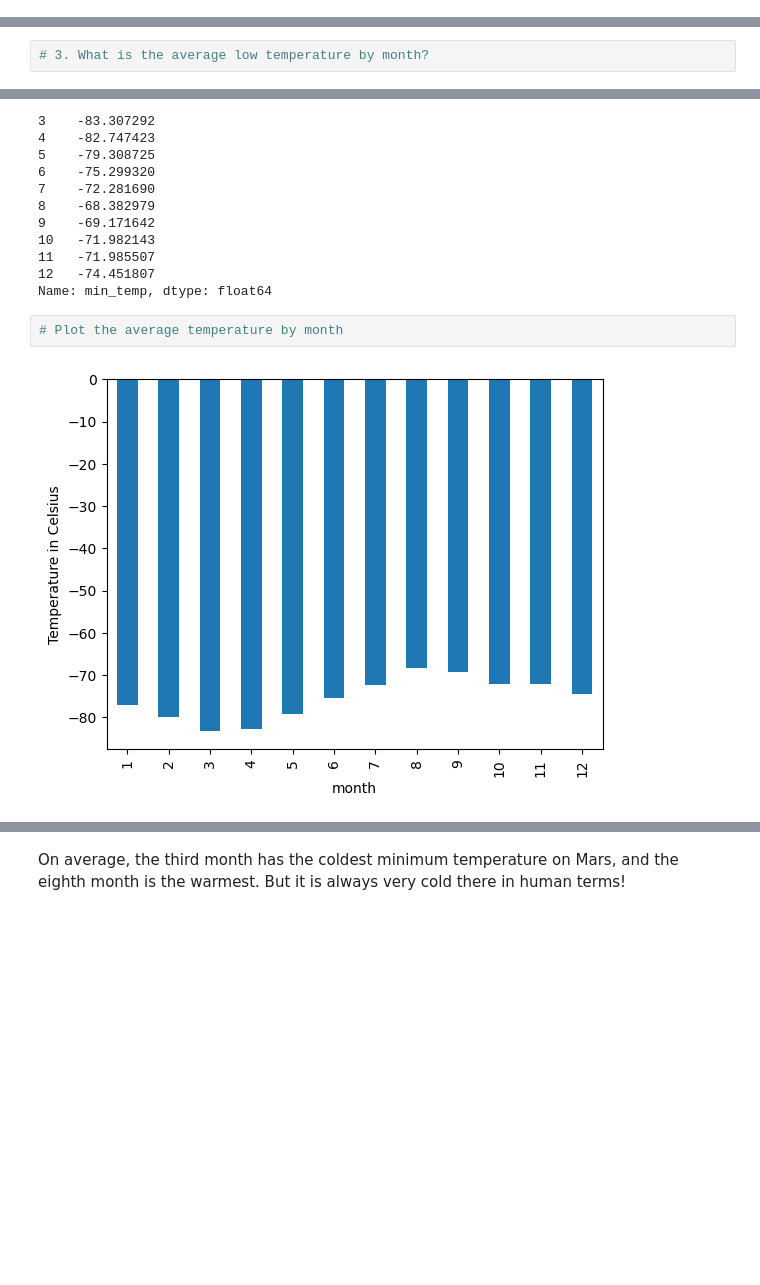
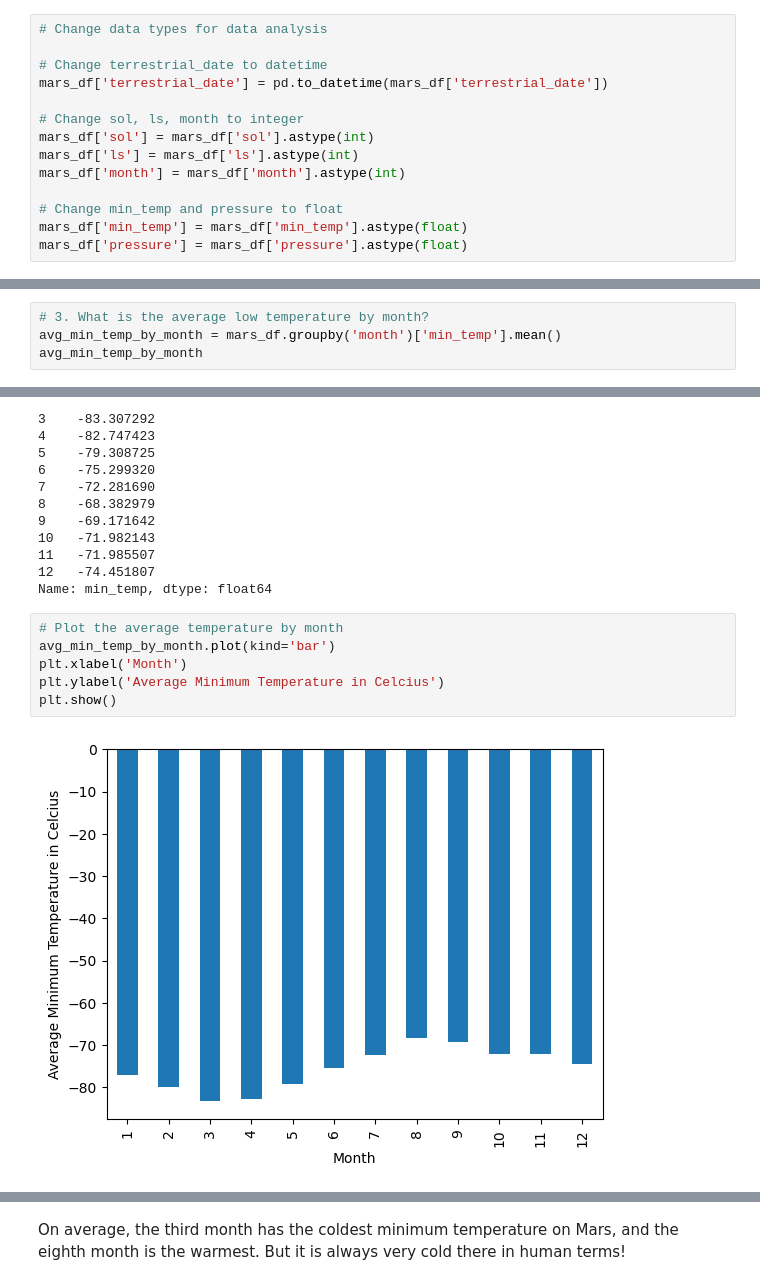
Before and after one commit to kinnith246/scraping_HTML, a Jupyter notebook: part_2_mars_weather.ipynb, the cells around one changed output, grey strips where cells are left out. Drawn from its saved outputs; the diff is of its cells as text; blank space fills up the shorter version.

```diff
--- a/part_2_mars_weather.ipynb
+++ b/part_2_mars_weather.ipynb
@@ -142,2 +141,16 @@ dtype: object
+# %%
+# Change data types for data analysis
+
+# Change terrestrial_date to datetime
+mars_df['terrestrial_date'] = pd.to_datetime(mars_df['terrestrial_date'])
+
+# Change sol, ls, month to integer
+mars_df['sol'] = mars_df['sol'].astype(int)
+mars_df['ls'] = mars_df['ls'].astype(int)
+mars_df['month'] = mars_df['month'].astype(int)
+
+# Change min_temp and pressure to float
+mars_df['min_temp'] = mars_df['min_temp'].astype(float)
+mars_df['pressure'] = mars_df['pressure'].astype(float)
 # %%
 # Confirm type changes were successful by examining data types again
@@ -188,6 +207,8 @@ Name: month, dtype: int64
 1867
 # %%
 # 3. What is the average low temperature by month?
+avg_min_temp_by_month = mars_df.groupby('month')['min_temp'].mean()
+avg_min_temp_by_month
 # %% [output]
 month
 1    -77.160920
@@ -205,5 +226,9 @@ month
 Name: min_temp, dtype: float64
 # %%
 # Plot the average temperature by month
+avg_min_temp_by_month.plot(kind='bar')
+plt.xlabel('Month')
+plt.ylabel('Average Minimum Temperature in Celcius')
+plt.show()
 # %% [output]
-[figure, old version]
+[figure, new version]
```
Also changed, not shown: parts of 13 cells of this notebook, 1 other file.
